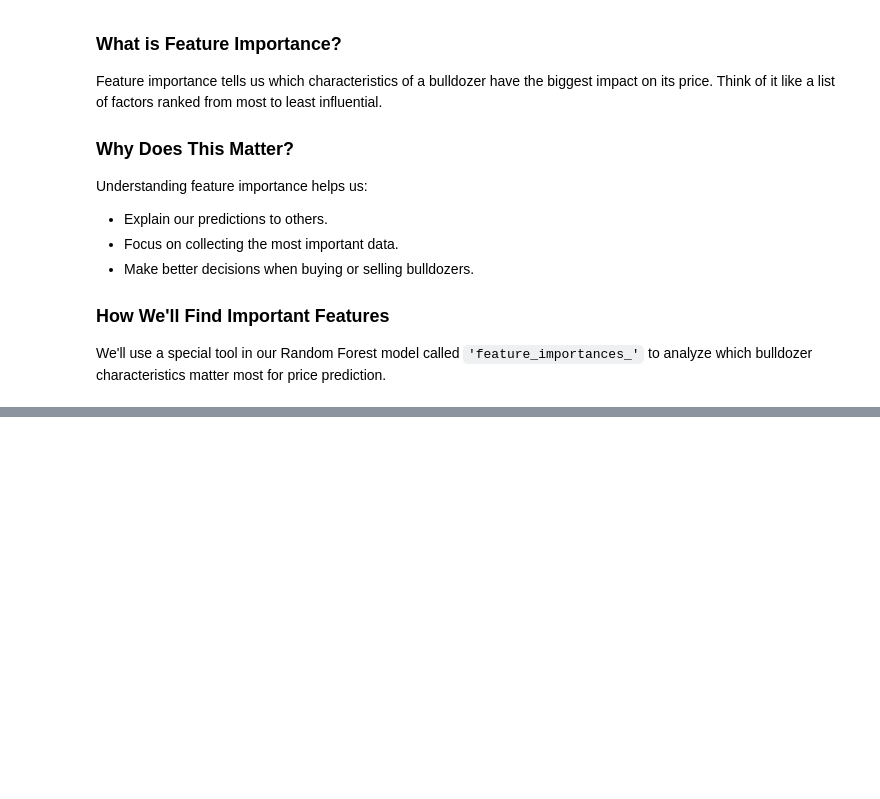
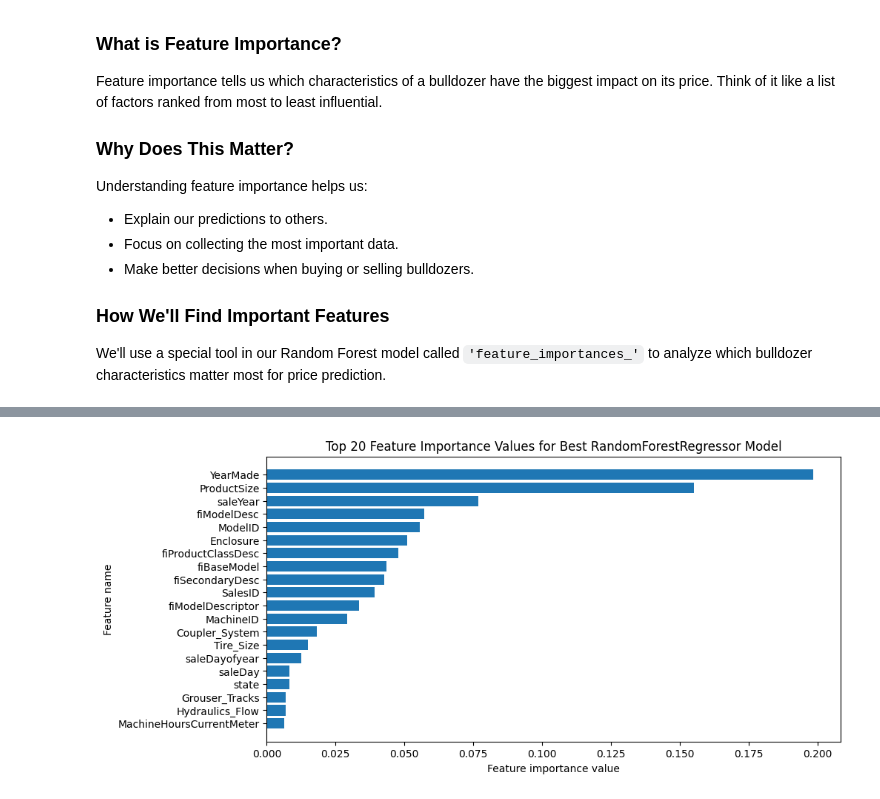
Before and after one commit to Blignaut24/About-BulldozerPriceGenius-_BPG-_v2, a Jupyter notebook: jupyter_notebooks/05_model_training_and_evaluation.ipynb, the cells around one changed output, grey strips where cells are left out. Cells and saved outputs as stored; diff of their text form; code cells hidden in the pictures; blank space fills up the shorter version.

Commit message:
feat: analyze feature importance for bulldozer price prediction model

```diff
--- a/jupyter_notebooks/05_model_training_and_evaluation.ipynb
+++ b/jupyter_notebooks/05_model_training_and_evaluation.ipynb
@@ -2047,0 +2056,4 @@ We'll use a special tool in our Random Forest model called `'feature_importances
+# %%
+# Find feature importance of our best model
+best_model_feature_importances = best_model.feature_importances_
+best_model_feature_importances
@@ -2047,0 +2120,7 @@ We'll use a special tool in our Random Forest model called `'feature_importances
+# %%
+# Create feature importance DataFrame
+column_names = test_df.columns
+feature_importance_df = pd.DataFrame({"feature_names": column_names,
+                                      "feature_importance": best_model_feature_importances}).sort_values(by="feature_importance",
+                                                                                                         ascending=False)
+feature_importance_df.head()
@@ -2047,0 +2166,12 @@ We'll use a special tool in our Random Forest model called `'feature_importances
+# %%
+# Plot the top feature importance values
+top_n = 20
+plt.figure(figsize=(10, 5))
+plt.barh(y=feature_importance_df["feature_names"][:top_n], # Plot the top_n feature importance values
+         width=feature_importance_df["feature_importance"][:top_n])
+plt.title(f"Top {top_n} Feature Importance Values for Best RandomForestRegressor Model")
+plt.xlabel("Feature importance value")
+plt.ylabel("Feature name")
+plt.gca().invert_yaxis();
+# %% [output]
+[figure, added]
```
Also changed, not shown: parts of 13 cells of this notebook.
